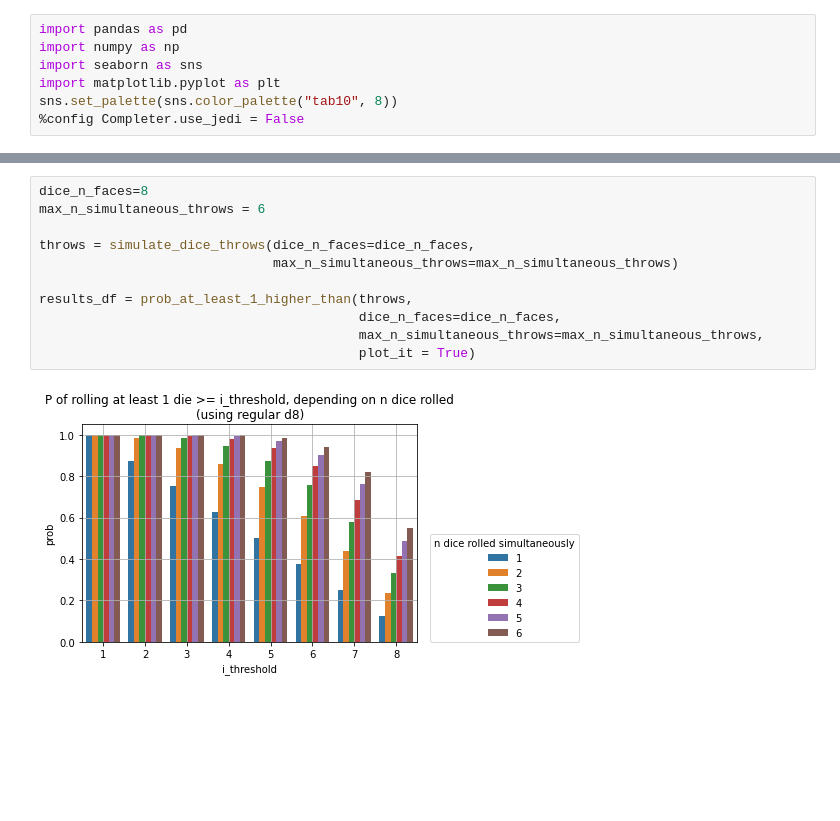
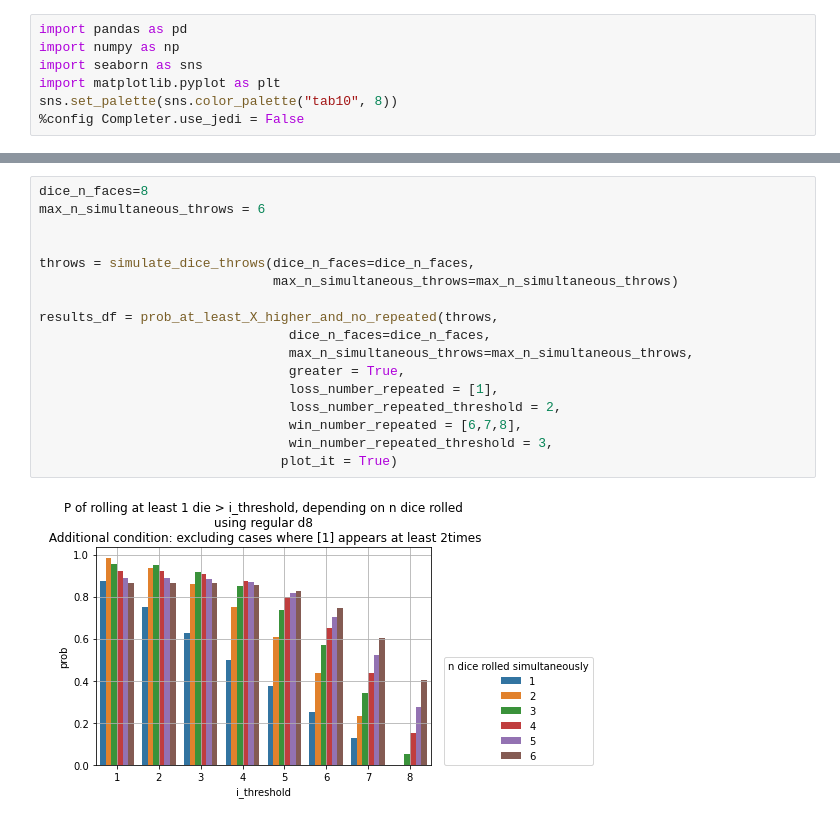
Before and after one commit to drewlr/dice-simulation, a Jupyter notebook: Prob of at least a number.ipynb, the cells around one changed output, grey strips where cells are left out. Cells and saved outputs as stored; diff of their text form; blank space fills up the shorter version.

Commit message:
can now add additional win and lose conditions, and change main win condition to be at least X dice

```diff
--- a/Prob of at least a number.ipynb
+++ b/Prob of at least a number.ipynb
@@ -115,14 +605,20 @@ results_df = prob_at_least_1_higher_than(throws,
 # %%
 dice_n_faces=8
 max_n_simultaneous_throws = 6
 
+
 throws = simulate_dice_throws(dice_n_faces=dice_n_faces,
                               max_n_simultaneous_throws=max_n_simultaneous_throws)
 
-results_df = prob_at_least_1_higher_than(throws,
-                                         dice_n_faces=dice_n_faces,
-                                         max_n_simultaneous_throws=max_n_simultaneous_throws,
-                                         plot_it = True)
+results_df = prob_at_least_X_higher_and_no_repeated(throws,
+                                dice_n_faces=dice_n_faces,
+                                max_n_simultaneous_throws=max_n_simultaneous_throws,
+                                greater = True,
+                                loss_number_repeated = [1],
+                                loss_number_repeated_threshold = 2,
+                                win_number_repeated = [6,7,8],
+                                win_number_repeated_threshold = 3,
+                               plot_it = True)
 # %% [output]
-[figure, old version]
+[figure, new version]
 # %%
```
Also changed, not shown: parts of 26 cells of this notebook.
